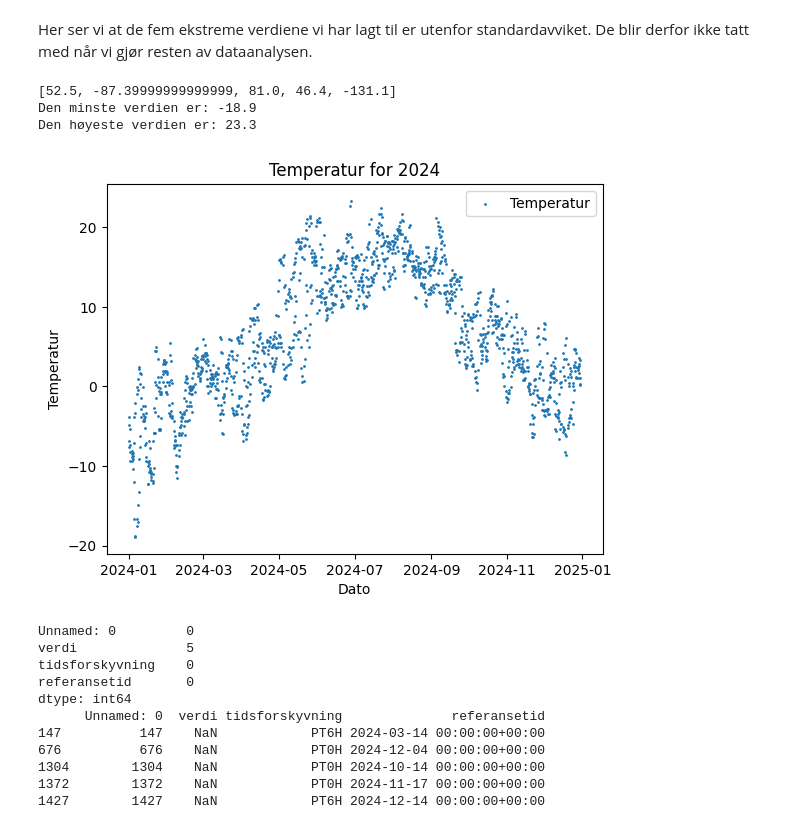
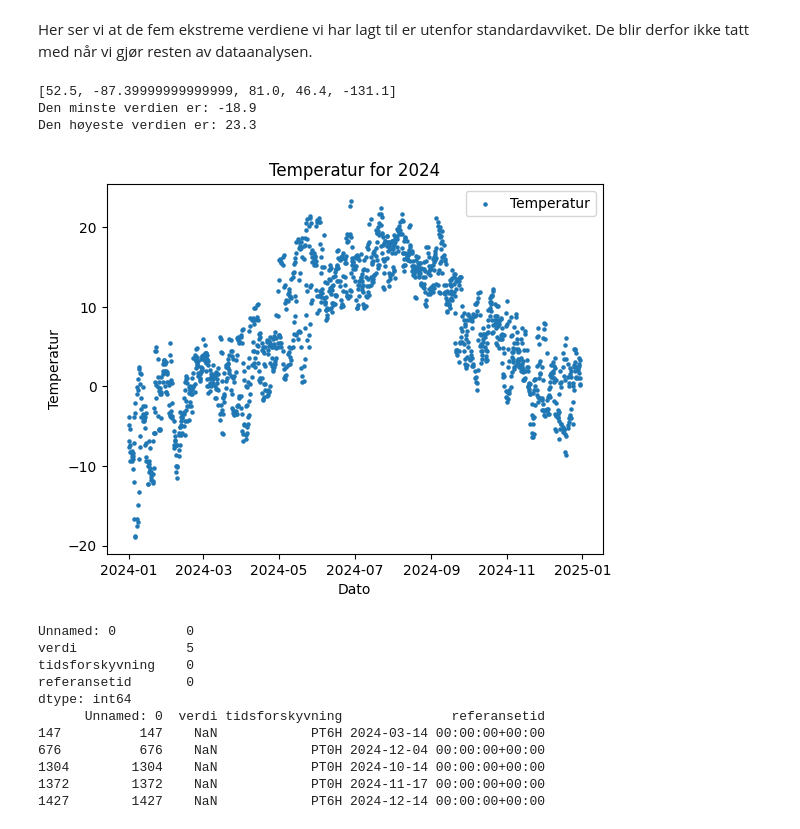
Before and after one commit to Sofihage/Milj-dataanalyse, a Jupyter notebook: notebooks/temperature.ipynb, the cells around one changed output. Drawn from its saved outputs; the diff is of its cells as text; code cells hidden in the pictures.

```diff
--- a/notebooks/temperature.ipynb
+++ b/notebooks/temperature.ipynb
@@ -195,29 +201,29 @@ Her ser vi at de fem ekstreme verdiene vi har lagt til er utenfor standardavvike
 # %%
 # Alle verdiene som er utenfor standardavviket legges i lista remove
 remove = []
 for i in outliers['verdi']:
     remove.append(i)
 print(remove)
 
 # Verdiene i temperature som er lik verdiene i remove byttes ut med NaN
 temperature['verdi'] = temperature['verdi'].replace(remove, np.nan)
 
 # print den laveste og høyeste verdien for å vise at verdiene har endret seg
 print('Den minste verdien er:', temperature['verdi'].min())
 print('Den høyeste verdien er:', temperature['verdi'].max())
 
 # Visualiserer datasettet uten ekstreme verdier
-plt.scatter(date, temperature['verdi'], label="Temperatur", s=1)
+plt.scatter(date, temperature['verdi'], label="Temperatur", s=5)
 plt.xlabel('Dato')
 plt.ylabel('Temperatur')
 plt.title('Temperatur for 2024')
 plt.legend()
 plt.show()
 # %% [output]
 [52.5, -87.39999999999999, 81.0, 46.4, -131.1]
 Den minste verdien er: -18.9
 Den høyeste verdien er: 23.3
-[figure, old version]
+[figure, new version]
 # %%
 # Sjekker hvor mange og hvilke av verdiene som mangler
 fc.missing_numbers(temperature)
```
Also changed, not shown: parts of 28 cells of this notebook.
